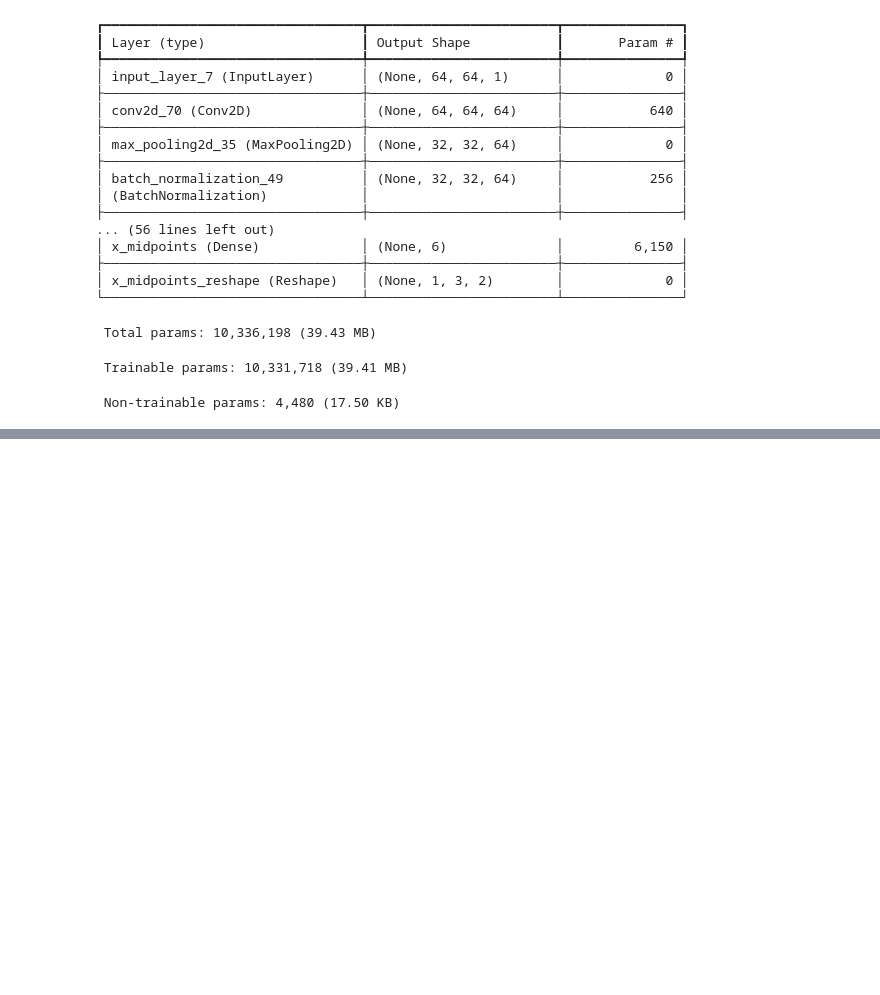
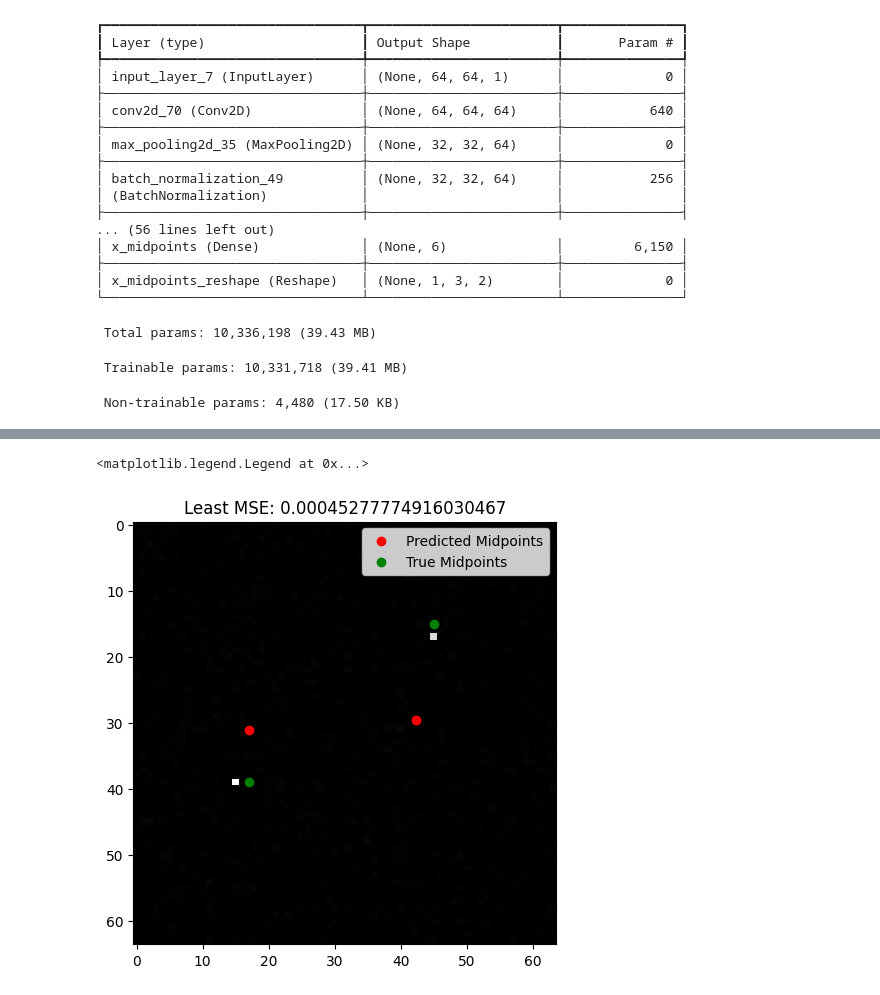
Before and after one commit to DerrickAppiahOsei/da886, a Jupyter notebook: Electron Counting Extended Arch/Classes and Functions.ipynb, the cells around one changed output, grey strips where cells are left out. Saved outputs shown, nothing was run; the diff lists cells and outputs as text; code cells hidden in the pictures; blank space fills up the shorter version.

```diff
--- a/Electron Counting Extended Arch/Classes and Functions.ipynb
+++ b/Electron Counting Extended Arch/Classes and Functions.ipynb
@@ -341,0 +431,9 @@ lr_scheduler = tf.keras.callbacks.ReduceLROnPlateau(
+# %%
+
+dynamic_exponent_callback = DynamicExponentCallback(3, 1, 7)
+
+model_builder = ModelBuilder(weights_path='/home/da886/Electron Counting Extended Arch/Weights For Classes/3onlymixed.keras')
+
+model_builder.compile_model(loss_function=dynamic_exponent_callback.custom_loss(3))
+
+history = model_builder.train_model(train_dataset, val_dataset, epochs=20, callbacks_list=[dynamic_exponent_callback])
@@ -471,8 +614,18 @@ loaded_model = tf.keras.models.load_model(
     custom_objects={'DynamicExponentCallback': DynamicExponentCallback, 'custom_loss': custom_loss}
 )
 # %%
-val_dataset = tf.data.Dataset.from_tensor_slices((val_images, val_midpoints))
-val_dataset = val_dataset.batch(400)
-inputs,targets = next(iter(val_dataset))
-output =model.model.predict(inputs)
+# val_dataset = tf.data.Dataset.from_tensor_slices((val_images, val_midpoints))
+# val_dataset = val_dataset.batch(400)
+# inputs,targets = next(iter(val_dataset))
+# output =loaded_model.predict(inputs)
+
+# train_dataset = tf.data.Dataset.from_tensor_slices((train_images, train_midpoints))
+# train_dataset = train_dataset.batch(400)
+# inputs,targets = next(iter(train_dataset))
+# output =loaded_model.predict(inputs)
+
+train_dataset = tf.data.Dataset.from_tensor_slices((train_images, train_midpoints))
+train_dataset = train_dataset.batch(400)
+inputs,targets = next(iter(train_dataset))
+output =model_builder.model.predict(inputs)
 # %% [output]
@@ -564,0 +849,14 @@ Validation Loss: 0.0006758287199772894
+# %%
+
+# Visualize the sample with the least MSE
+plt.figure(figsize=(12, 6))
+
+plt.subplot(1, 2, 1)
+plt.title(f"Least MSE: {min_mse_value}")
+plt.imshow(best_input[0], cmap='gray')
+plt.scatter(best_prediction[:, 0]*64, best_prediction[:, 1]*64, color='r', label='Predicted Midpoints')
+plt.scatter(best_target[:, 0]*64, best_target[:, 1]*64, color='g', label='True Midpoints')
+plt.legend()
+# %% [output]
+<matplotlib.legend.Legend at 0x...>
+[figure, added]
```
Also changed, not shown: parts of 31 cells of this notebook, 2 other files.
